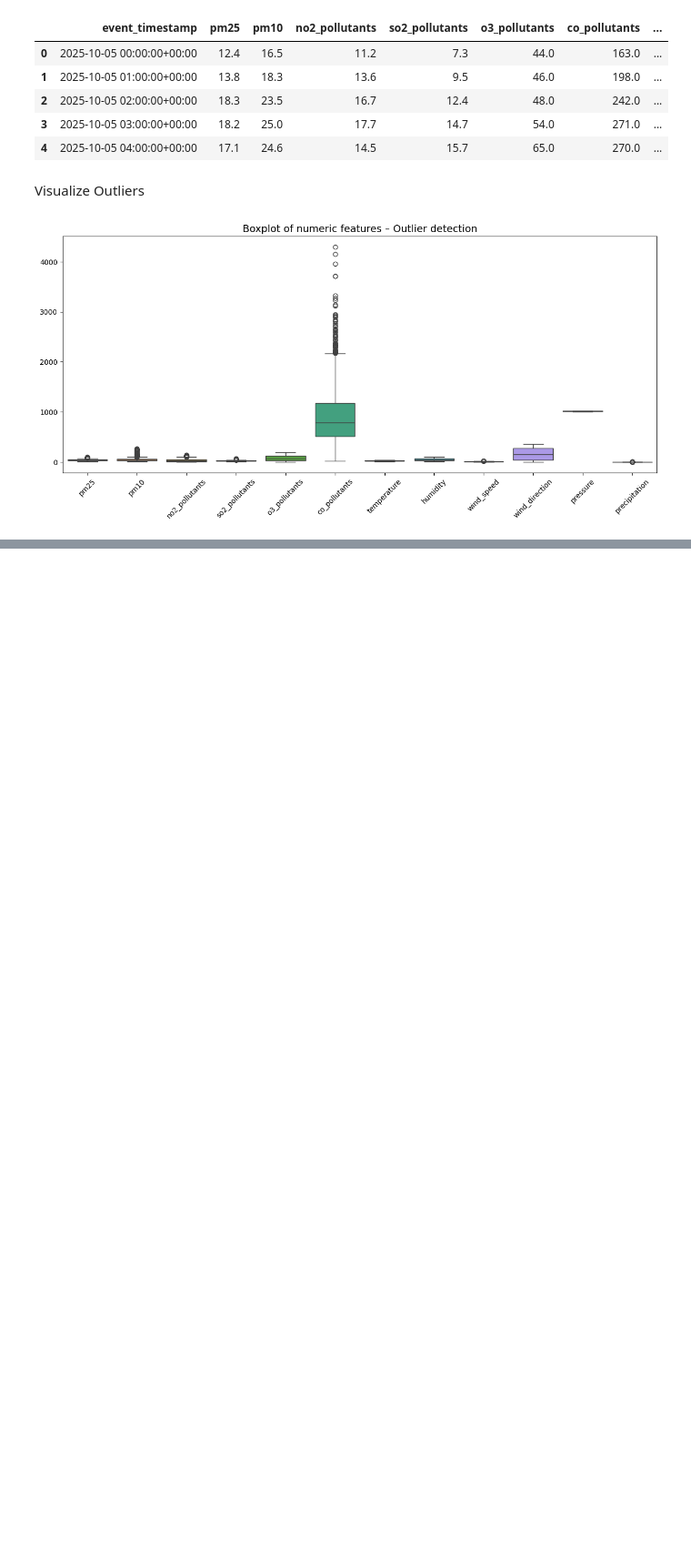
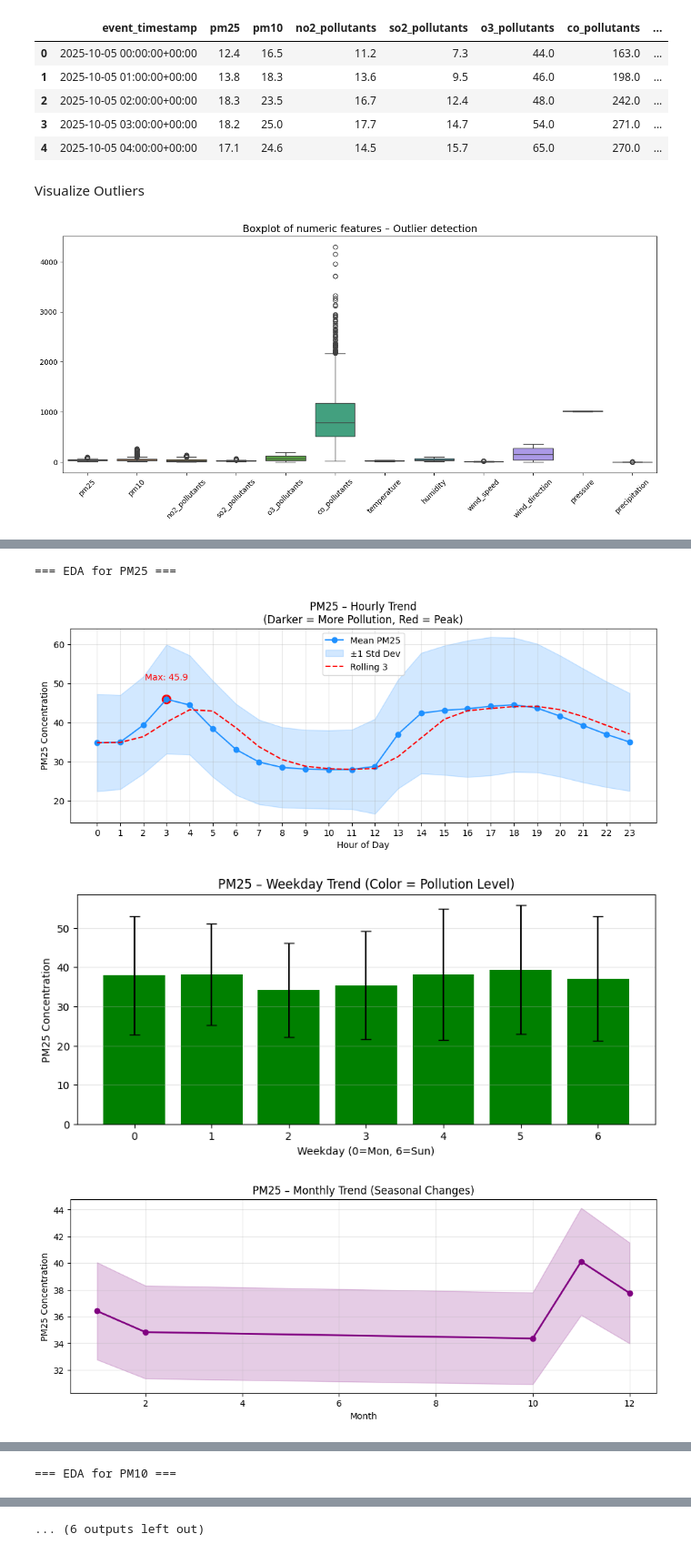
Before and after one commit to Nawab-Ahmed/aqi-forecasting-mlops, a Jupyter notebook: preprocessing/missing_values.ipynb, the cells around one changed output, grey strips where cells are left out. Shown at 91% size. Saved outputs shown, nothing was run; the diff lists cells and outputs as text; code cells hidden in the pictures; blank space fills up the shorter version.

```diff
--- a/preprocessing/missing_values.ipynb
+++ b/preprocessing/missing_values.ipynb
@@ -154,0 +394,12 @@ plt.show()
+# %%
+eda_time_features_layman(
+    preprocessed_df_capped,
+    features=['pm25','pm10','co_pollutants'],
+    rolling_window=3,
+    show_heatmap=True
+)
+# %% [output]
+=== EDA for PM25 ===
+[figure, added]
+[figure, added]
+[figure, added]
@@ -154,0 +408 @@ plt.show()
+=== EDA for PM10 ===
@@ -154,0 +414 @@ plt.show()
+... (6 outputs left out)
```
Also changed, not shown: parts of 20 cells of this notebook, 13 other files.
